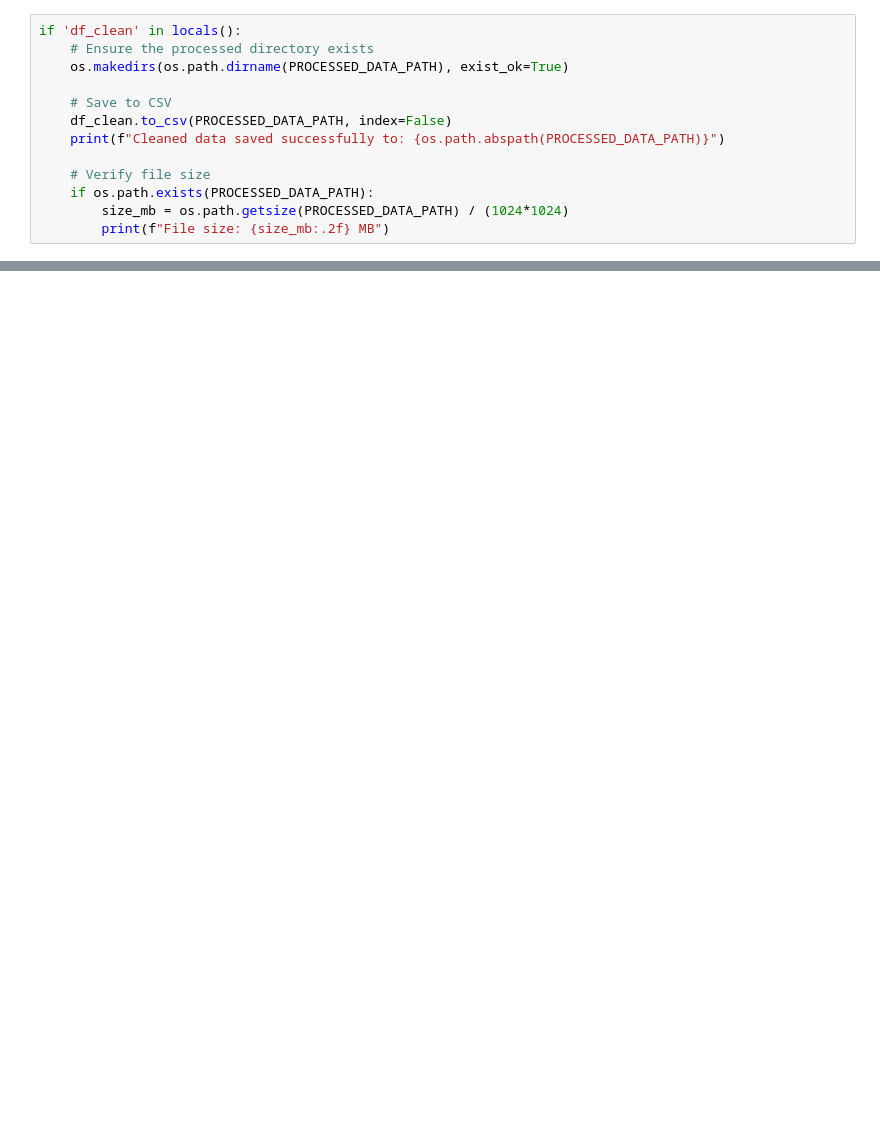
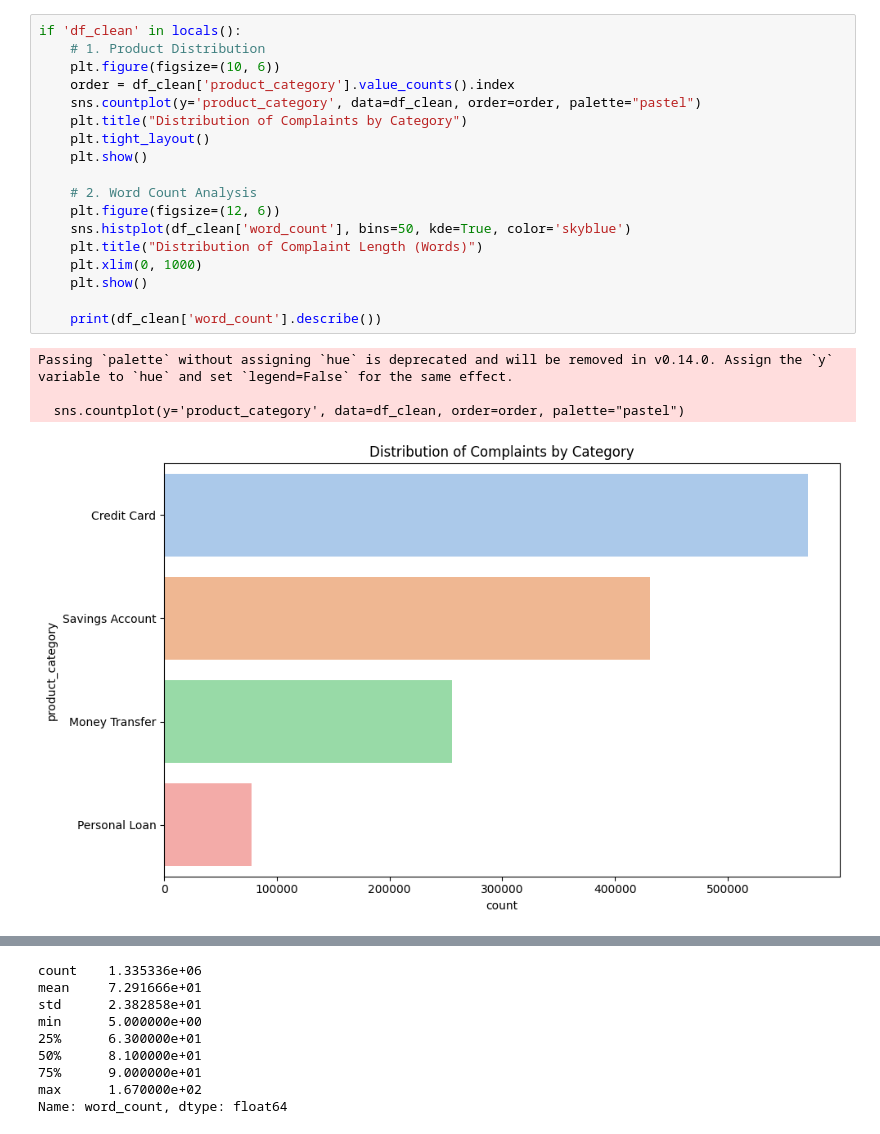
Before and after one commit to adem-mekonnen/rag-complaint-chatbot, a Jupyter notebook: notebooks/01_eda_preprocessing.ipynb, the cells around one changed output, grey strips where cells are left out. Drawn from its saved outputs; the diff is of its cells as text; blank space fills up the shorter version.

```diff
--- a/notebooks/01_eda_preprocessing.ipynb
+++ b/notebooks/01_eda_preprocessing.ipynb
@@ -96,13 +127,23 @@ if 'df_clean' in locals():
 # %%
 if 'df_clean' in locals():
-    # Ensure the processed directory exists
-    os.makedirs(os.path.dirname(PROCESSED_DATA_PATH), exist_ok=True)
+    # 1. Product Distribution
+    plt.figure(figsize=(10, 6))
+    order = df_clean['product_category'].value_counts().index
+    sns.countplot(y='product_category', data=df_clean, order=order, palette="pastel")
+    plt.title("Distribution of Complaints by Category")
+    plt.tight_layout()
+    plt.show()
 
-    # Save to CSV
-    df_clean.to_csv(PROCESSED_DATA_PATH, index=False)
-    print(f"Cleaned data saved successfully to: {os.path.abspath(PROCESSED_DATA_PATH)}")
+    # 2. Word Count Analysis
+    plt.figure(figsize=(12, 6))
+    sns.histplot(df_clean['word_count'], bins=50, kde=True, color='skyblue')
+    plt.title("Distribution of Complaint Length (Words)")
+    plt.xlim(0, 1000)
+    plt.show()
 
-    # Verify file size
-    if os.path.exists(PROCESSED_DATA_PATH):
-        size_mb = os.path.getsize(PROCESSED_DATA_PATH) / (1024*1024)
-        print(f"File size: {size_mb:.2f} MB")
+    print(df_clean['word_count'].describe())
+# %% [output]
+Passing `palette` without assigning `hue` is deprecated and will be removed in v0.14.0. Assign the `y` variable to `hue` and set `legend=False` for the same effect.
+
+  sns.countplot(y='product_category', data=df_clean, order=order, palette="pastel")
+[figure, added]
@@ -108,0 +151,9 @@ if 'df_clean' in locals():
+count    1.335336e+06
+mean     7.291666e+01
+std      2.382858e+01
+min      5.000000e+00
+25%      6.300000e+01
+50%      8.100000e+01
+75%      9.000000e+01
+max      1.670000e+02
+Name: word_count, dtype: float64
```
Also changed, not shown: parts of 6 cells of this notebook, 3 other files.
